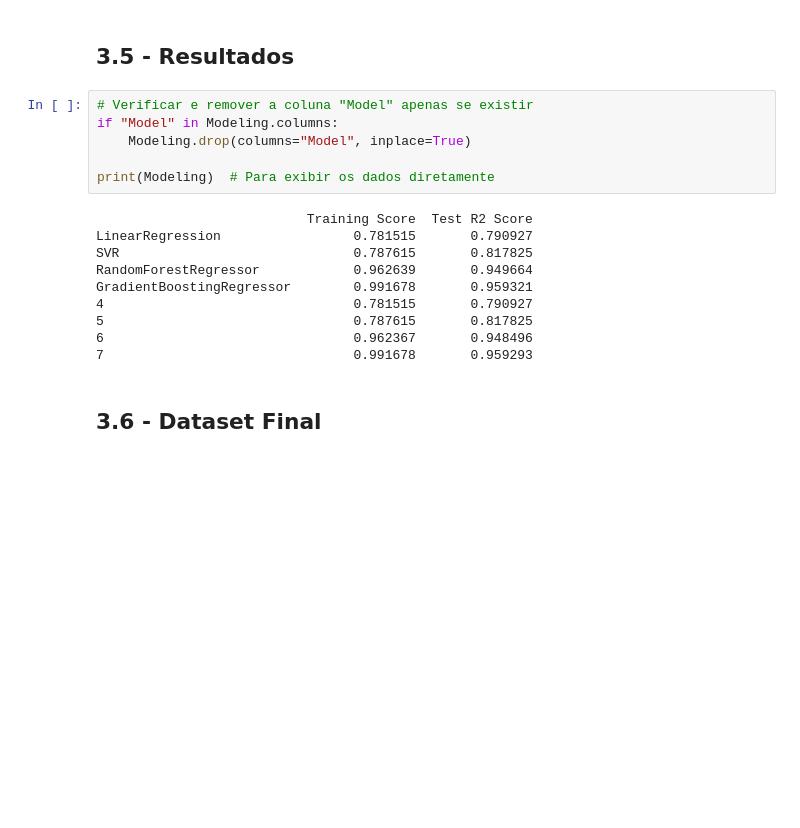
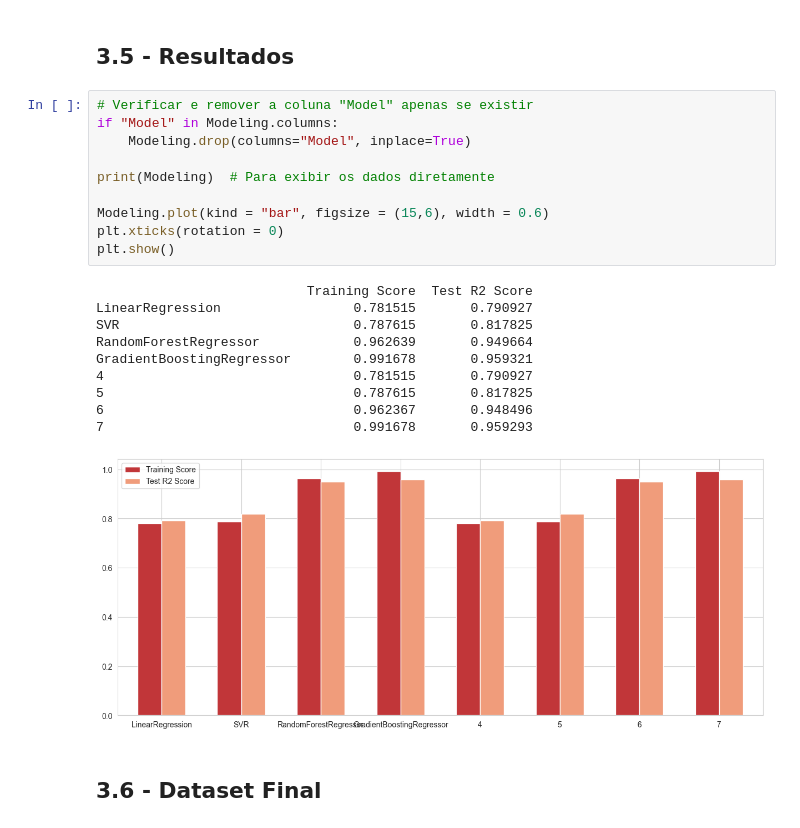
Before and after one commit to AvelinoAlmeida/Life-Expectancy, a Jupyter notebook: 3-modeling.ipynb, the cells around one changed output. Saved outputs shown, nothing was run; the diff lists cells and outputs as text; blank space fills up the shorter version.

```diff
--- a/3-modeling.ipynb
+++ b/3-modeling.ipynb
@@ -273,19 +285,24 @@ R² do modelo GradientBoostingRegressor(max_depth=6, min_samples_split=5) nos da
 # %%
 # Verificar e remover a coluna "Model" apenas se existir
 if "Model" in Modeling.columns:
     Modeling.drop(columns="Model", inplace=True)
 
 print(Modeling)  # Para exibir os dados diretamente
+
+Modeling.plot(kind = "bar", figsize = (15,6), width = 0.6)
+plt.xticks(rotation = 0)
+plt.show()
 # %% [output]
                            Training Score  Test R2 Score
 LinearRegression                 0.781515       0.790927
 SVR                              0.787615       0.817825
 RandomForestRegressor            0.962639       0.949664
 GradientBoostingRegressor        0.991678       0.959321
 4                                0.781515       0.790927
 5                                0.787615       0.817825
 6                                0.962367       0.948496
 7                                0.991678       0.959293
+[figure, added]
 # %% [markdown]
 ## 3.6 - Dataset Final
 # %%
```
Also changed, not shown: parts of 2 cells of this notebook, 3 other files.
